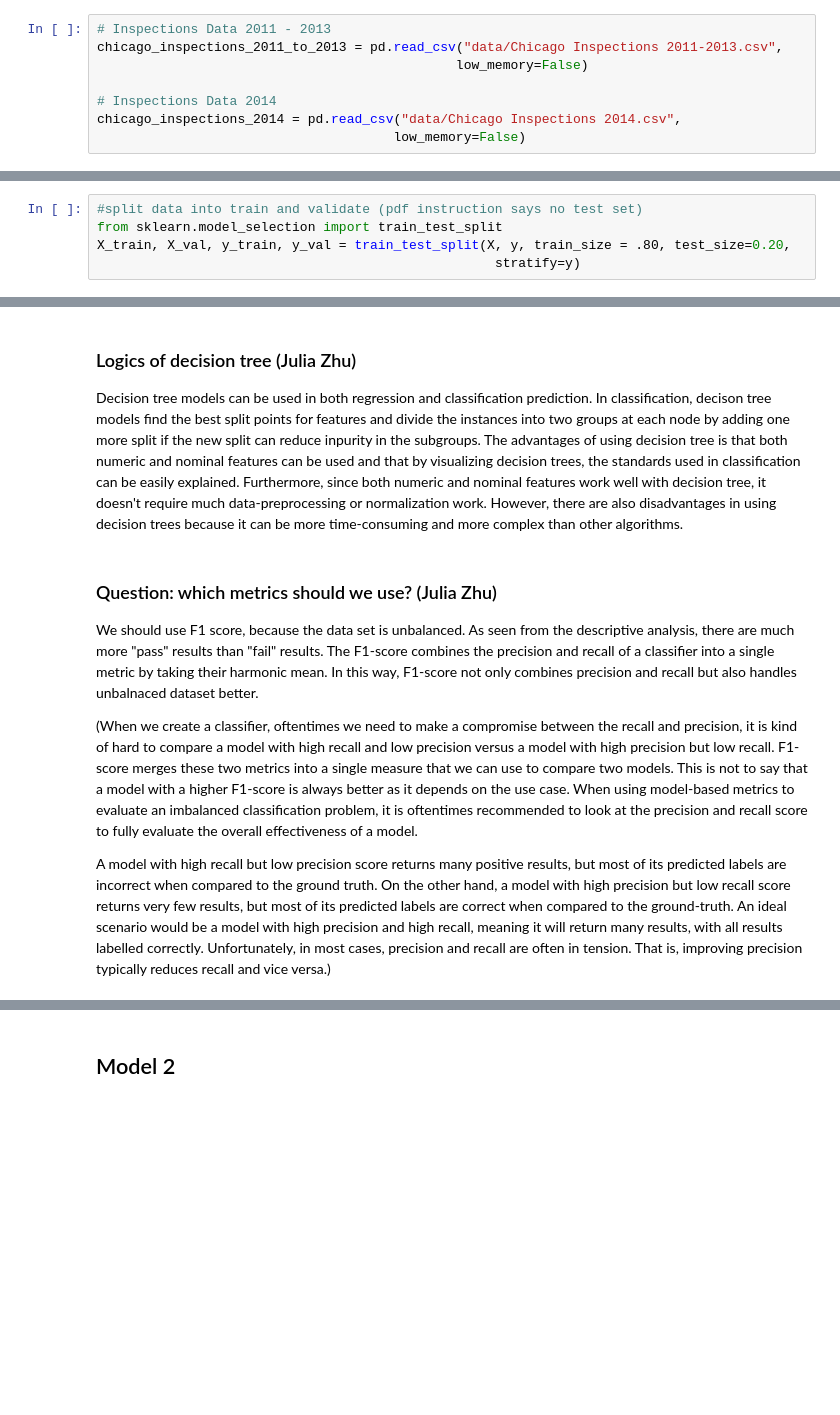
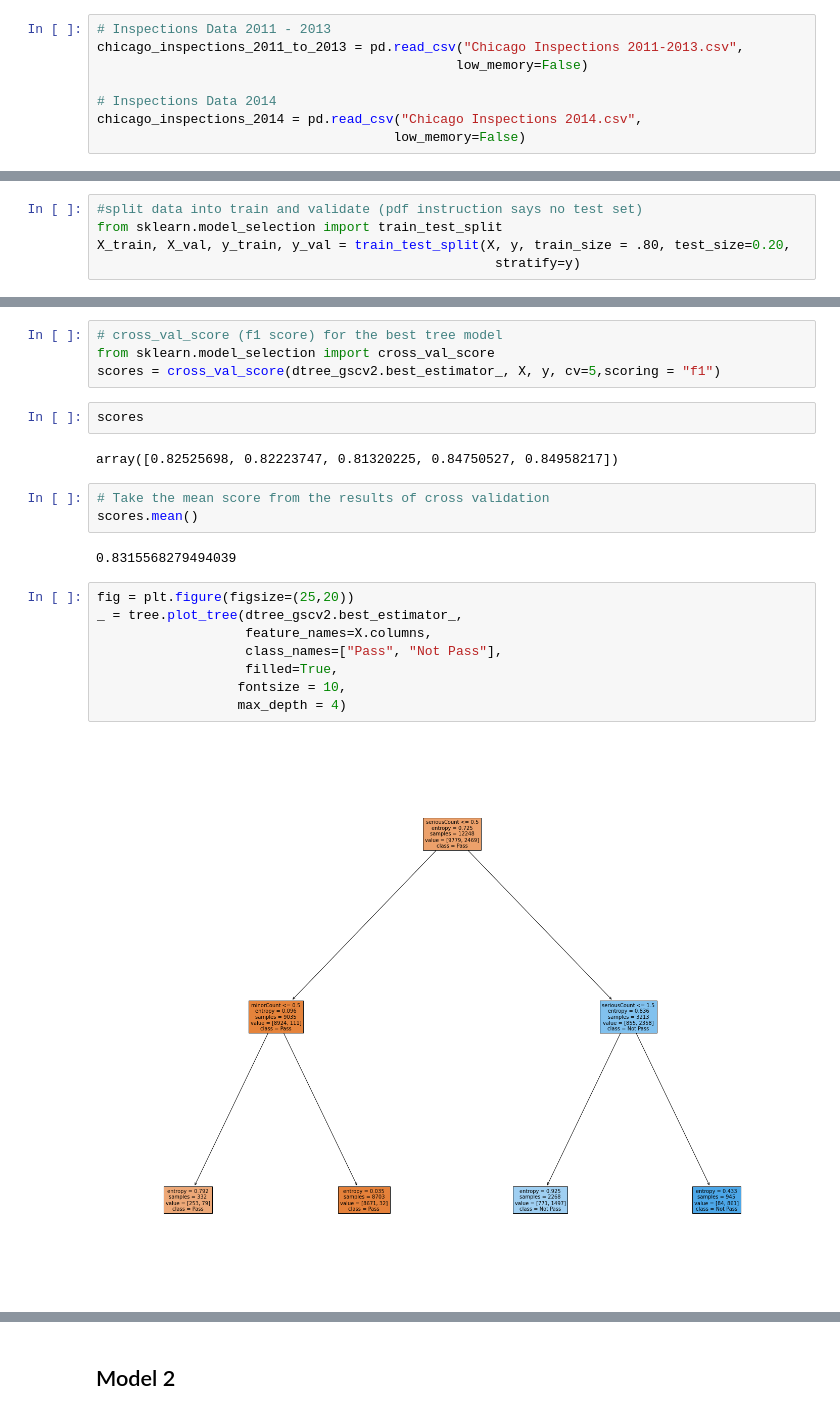
Before and after one commit to xueqinlin22/CSS_Project3_Team3_Fall2022, a Jupyter notebook: Project 3 Students(Zhu. 3:11).ipynb, the cells around one changed output, grey strips where cells are left out. Cells and saved outputs as stored; diff of their text form; blank space fills up the shorter version.

Commit message:
update on model 1

```diff
--- a/Project 3 Students(Zhu. 3:11).ipynb
+++ b/Project 3 Students(Zhu. 3:11).ipynb
@@ -20,11 +20,11 @@ from sklearn.model_selection import GridSearchCV
 # Make sure to import other libraries that will be necessary for training models!
 # %%
 # Inspections Data 2011 - 2013
-chicago_inspections_2011_to_2013 = pd.read_csv("data/Chicago Inspections 2011-2013.csv",
+chicago_inspections_2011_to_2013 = pd.read_csv("Chicago Inspections 2011-2013.csv",
                                               low_memory=False)
 
 # Inspections Data 2014
-chicago_inspections_2014 = pd.read_csv("data/Chicago Inspections 2014.csv",
+chicago_inspections_2014 = pd.read_csv("Chicago Inspections 2014.csv",
                                       low_memory=False)
 # %%
 # Look at the inspections data
@@ -281,12 +290,23 @@ best parameters for decision tree: {'criterion': 'entropy', 'max_depth': 5}
-# %% [markdown]
-### Logics of decision tree (Julia Zhu)
-
-Decision tree models can be used in both regression and classification prediction. In classification, decison tree models find the best split points for features and divide the instances into two groups at each node by adding one more split if the new split can reduce inpurity in the subgroups. The advantages of using decision tree is that both numeric and nominal features can be used and that by visualizing decision trees, the standards used in classification can be easily explained. Furthermore, since both numeric and nominal features work well with decision tree, it doesn't require much data-preprocessing or normalization work. However, there are also disadvantages in using decision trees because it can be more time-consuming and more complex than other algorithms.
-# %% [markdown]
-### Question: which metrics should we use? (Julia Zhu)
-
-We should use F1 score, because the data set is unbalanced. As seen from the descriptive analysis, there are much more "pass" results than "fail" results. The F1-score combines the precision and recall of a classifier into a single metric by taking their harmonic mean. In this way, F1-score not only combines precision and recall but also handles unbalnaced dataset better.
-
-(When we create a classifier, oftentimes we need to make a compromise between the recall and precision, it is kind of hard to compare a model with high recall and low precision versus a model with high precision but low recall. F1-score merges these two metrics into a single measure that we can use to compare two models. This is not to say that a model with a higher F1-score is always better as it depends on the use case. When using model-based metrics to evaluate an imbalanced classification problem, it is oftentimes recommended to look at the precision and recall score to fully evaluate the overall effectiveness of a model.
-
-A model with high recall but low precision score returns many positive results, but most of its predicted labels are incorrect when compared to the ground truth. On the other hand, a model with high precision but low recall score returns very few results, but most of its predicted labels are correct when compared to the ground-truth. An ideal scenario would be a model with high precision and high recall, meaning it will return many results, with all results labelled correctly. Unfortunately, in most cases, precision and recall are often in tension. That is, improving precision typically reduces recall and vice versa.)
+# %%
+# cross_val_score (f1 score) for the best tree model
+from sklearn.model_selection import cross_val_score
+scores = cross_val_score(dtree_gscv2.best_estimator_, X, y, cv=5,scoring = "f1")
+# %%
+scores
+# %% [output]
+array([0.82525698, 0.82223747, 0.81320225, 0.84750527, 0.84958217])
+# %%
+# Take the mean score from the results of cross validation
+scores.mean()
+# %% [output]
+0.8315568279494039
+# %%
+fig = plt.figure(figsize=(25,20))
+_ = tree.plot_tree(dtree_gscv2.best_estimator_,
+                   feature_names=X.columns,
+                   class_names=["Pass", "Not Pass"],
+                   filled=True,
+                  fontsize = 10,
+                  max_depth = 4)
+# %% [output]
+[figure, added]
```
Also changed, not shown: parts of 9 cells of this notebook.
